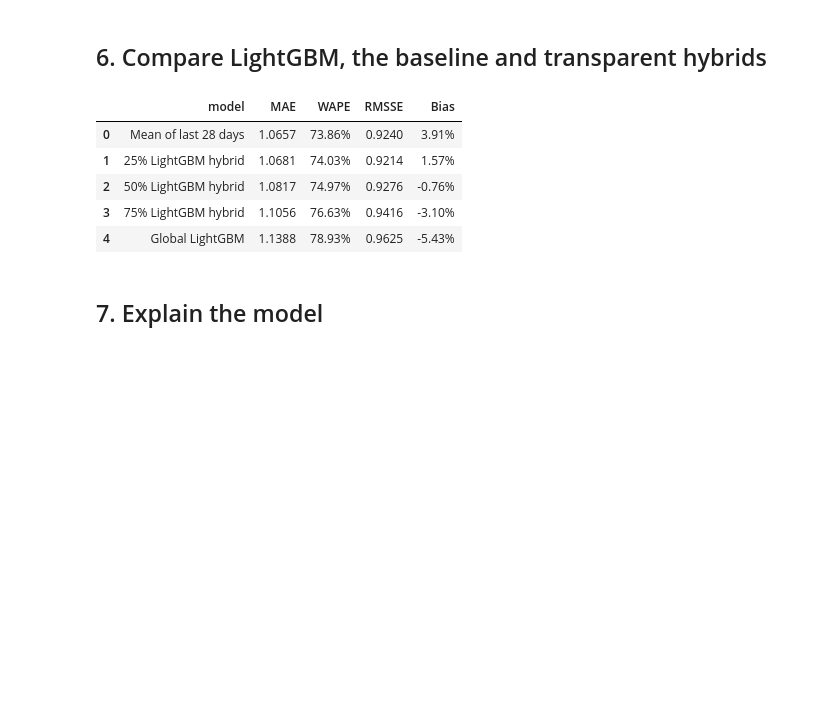
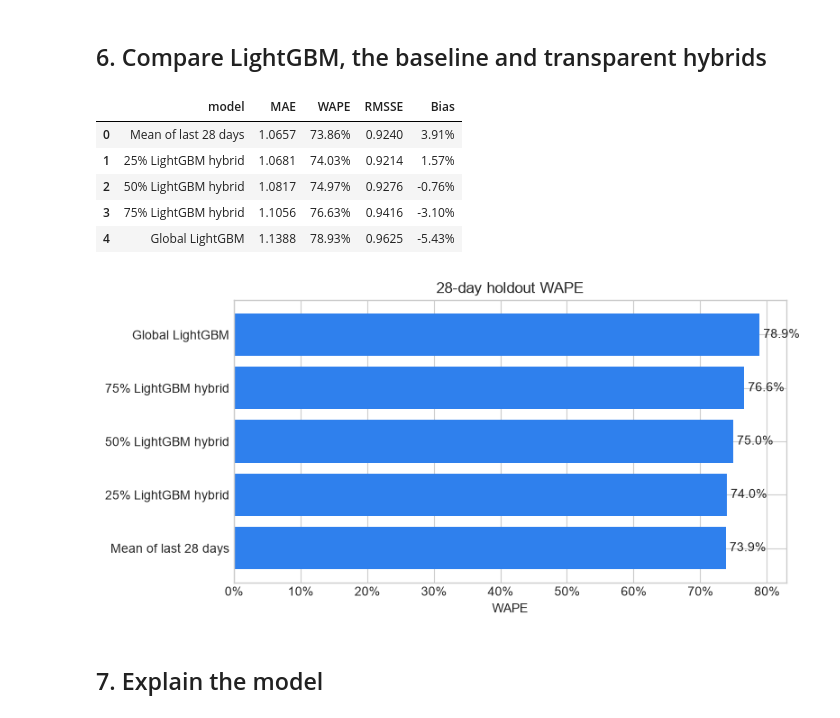
Before and after one commit to ericmavigo/retail-demand-forecasting, a Jupyter notebook: notebooks/03_lightgbm_forecasting.ipynb, the cells around one changed output. Saved outputs shown, nothing was run; the diff lists cells and outputs as text; code cells hidden in the pictures; blank space fills up the shorter version.

```diff
--- a/notebooks/03_lightgbm_forecasting.ipynb
+++ b/notebooks/03_lightgbm_forecasting.ipynb
@@ -9,21 +9,28 @@ This notebook builds the feature matrix, trains a global model, recursively fore
 # %% [markdown]
 ## 1. Environment and official data
 # %%
-import sys, subprocess
 from pathlib import Path
-
-if 'google.colab' in sys.modules:
-    subprocess.check_call([
-        sys.executable, '-m', 'pip', 'install', '-q',
-        'kagglehub>=1.0,<2', 'pandas>=2.2,<3', 'numpy>=2,<3',
-        'plotly>=5.24,<7', 'scikit-learn>=1.5,<2', 'lightgbm>=4.5,<5'
-    ])
-
+import sys
 import numpy as np
 import pandas as pd
-import plotly.express as px
-import plotly.graph_objects as go
-pd.set_option('display.max_columns', 30)
+get_ipython().run_line_magic('matplotlib', 'inline')
+import matplotlib.pyplot as plt
+from matplotlib.ticker import PercentFormatter
+
+PROJECT_ROOT = Path.cwd().parent if Path.cwd().name == 'notebooks' else Path.cwd()
+DATA_DIR = PROJECT_ROOT / 'data' / 'raw'
+sys.path.insert(0, str(PROJECT_ROOT))
+
+pd.set_option('display.max_columns', 50)
+plt.style.use('seaborn-v0_8-whitegrid')
+COLORS = {
+    'navy': '#17324D',
+    'blue': '#2F80ED',
+    'teal': '#16A085',
+    'orange': '#F2994A',
+    'red': '#EB5757',
+    'gray': '#667085',
+}
 # %%
 import kagglehub
 
@@ -144,22 +152,32 @@ def score(actual, predicted, history):
 # %%
 baseline = np.repeat(train[:, -28:].mean(axis=1, keepdims=True), HORIZON, axis=1)
 candidates = {
     'Mean of last 28 days': baseline,
     '25% LightGBM hybrid': .75 * baseline + .25 * model_forecast,
     '50% LightGBM hybrid': .50 * baseline + .50 * model_forecast,
     '75% LightGBM hybrid': .25 * baseline + .75 * model_forecast,
     'Global LightGBM': model_forecast,
 }
 metrics = pd.DataFrame([{'model': n, **score(actual, p, train)} for n, p in candidates.items()]).sort_values('WAPE')
 display(metrics.style.format({'MAE': '{:.4f}', 'WAPE': '{:.2%}', 'RMSSE': '{:.4f}', 'Bias': '{:.2%}'}))
-px.bar(metrics.sort_values('WAPE', ascending=False), x='WAPE', y='model', orientation='h', text_auto='.1%', title='28-day holdout WAPE').show()
+
+ordered = metrics.sort_values('WAPE', ascending=True)
+fig, ax = plt.subplots(figsize=(8, 4))
+bars = ax.barh(ordered.model, ordered.WAPE, color=COLORS['blue'])
+ax.set(title='28-day holdout WAPE', xlabel='WAPE', ylabel='')
+ax.xaxis.set_major_formatter(PercentFormatter(1))
+for bar, value in zip(bars, ordered.WAPE):
+    ax.text(value, bar.get_y() + bar.get_height()/2, f' {value:.1%}', va='center')
+fig.tight_layout()
+plt.show()
 # %% [output]
 |  | model | MAE | WAPE | RMSSE | Bias |
 | 0 | Mean of last 28 days | 1.0657 | 73.86% | 0.9240 | 3.91% |
 | 1 | 25% LightGBM hybrid | 1.0681 | 74.03% | 0.9214 | 1.57% |
 | 2 | 50% LightGBM hybrid | 1.0817 | 74.97% | 0.9276 | -0.76% |
 | 3 | 75% LightGBM hybrid | 1.1056 | 76.63% | 0.9416 | -3.10% |
 | 4 | Global LightGBM | 1.1388 | 78.93% | 0.9625 | -5.43% |
+[figure, added]
 # %% [markdown]
 ## 7. Explain the model
 # %%
```
Also changed, not shown: parts of 2 cells of this notebook, 4 other files.
